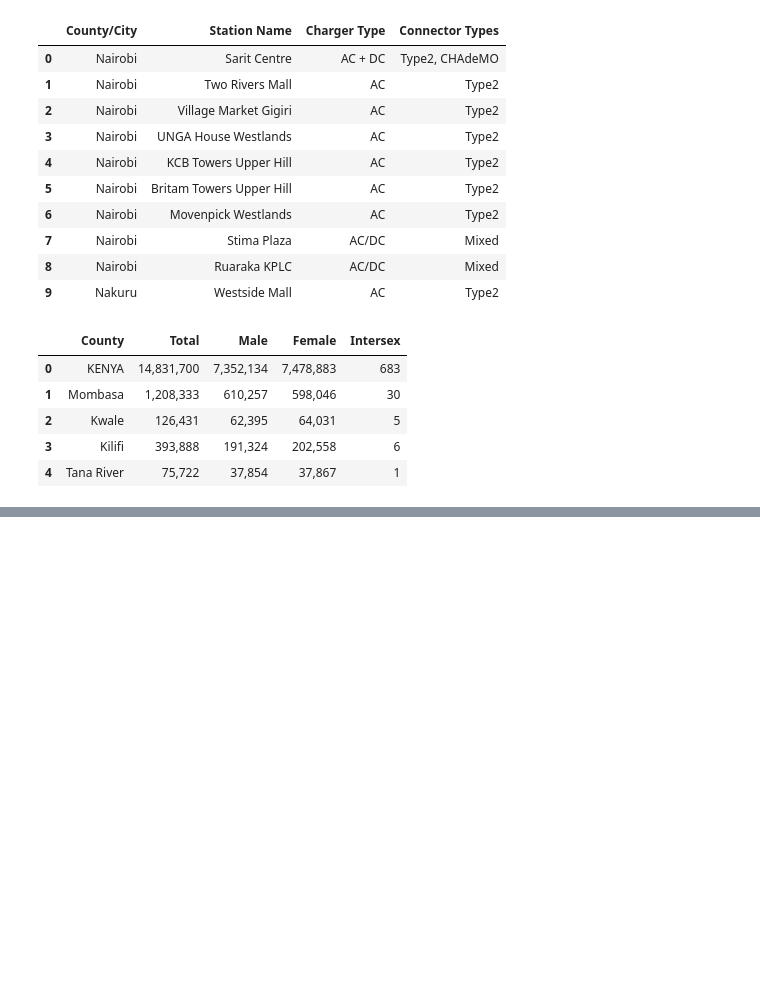
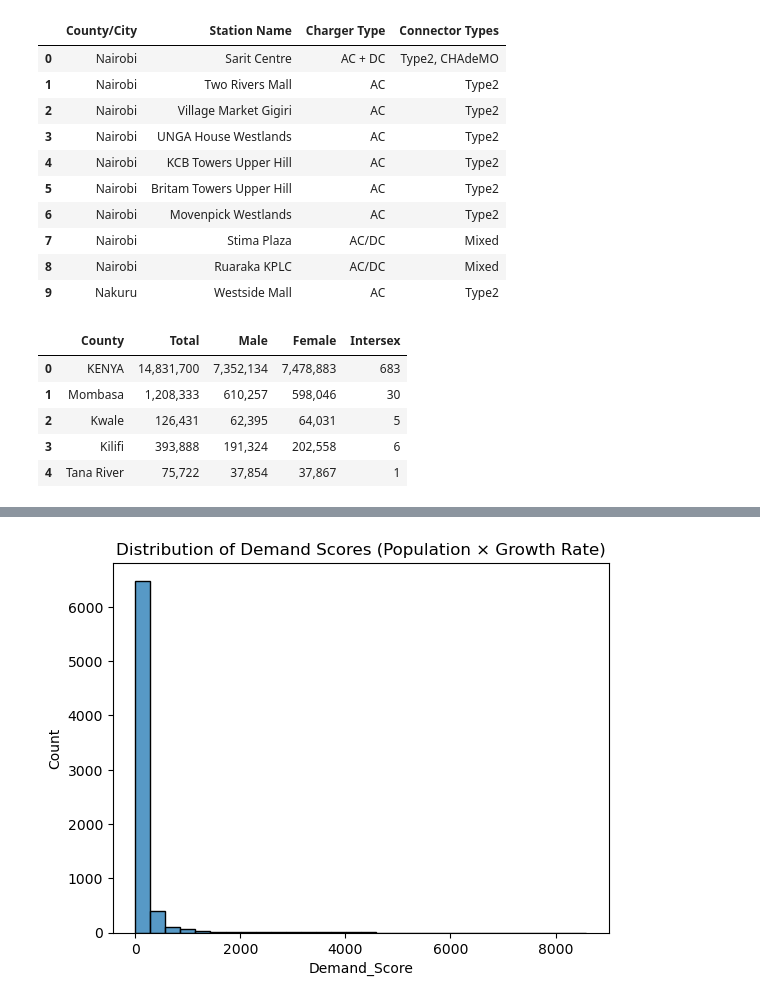
Before and after one commit to maryannngongi/EV_Charging_Stations_Optimization, a Jupyter notebook: Notebooks/kuria.ipynb, the cells around one changed output, grey strips where cells are left out. Cells and saved outputs as stored; diff of their text form; code cells hidden in the pictures; blank space fills up the shorter version.

```diff
--- a/Notebooks/kuria.ipynb
+++ b/Notebooks/kuria.ipynb
@@ -100,0 +161,7 @@ df_6.head()
+# %%
+gdf_1["Demand_Score"] = gdf_1["Population"] * gdf_1["Growth_Rat"]
+sns.histplot(gdf_1["Demand_Score"], bins=30)
+plt.title("Distribution of Demand Scores (Population × Growth Rate)")
+plt.show()
+# %% [output]
+[figure, added]
```
Also changed, not shown: parts of 16 cells of this notebook.
